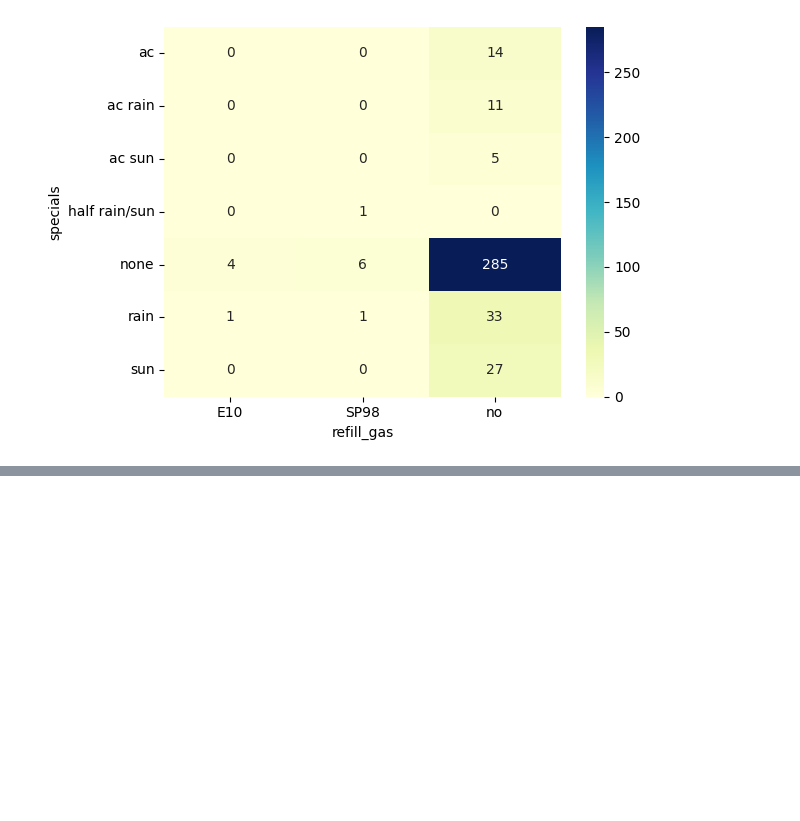
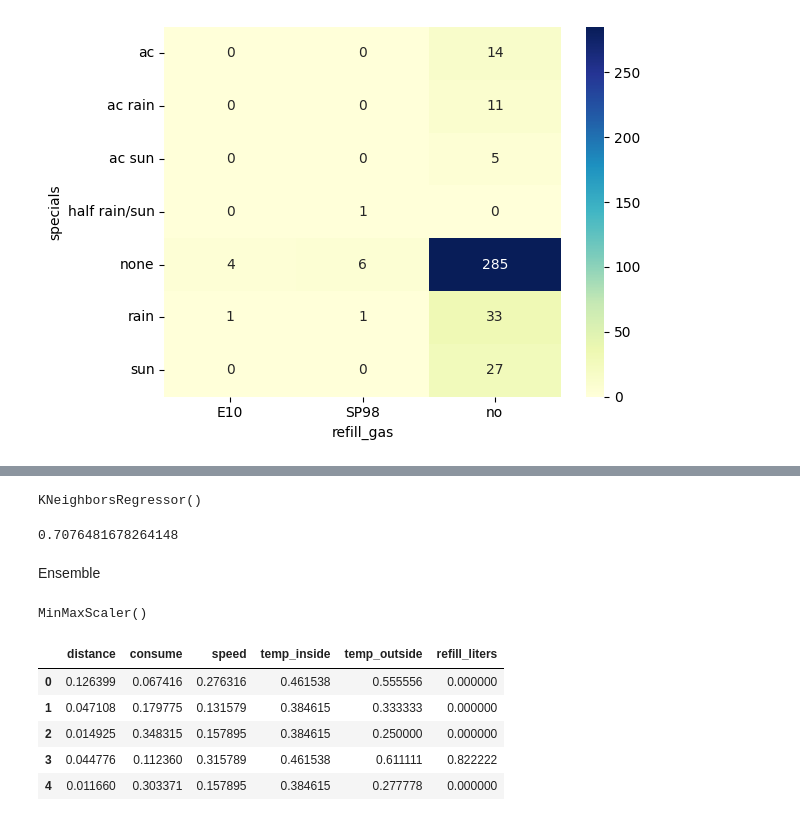
Before and after one commit to DmanDSR/technical_challenge_DA, a Jupyter notebook: Main.ipynb, the cells around one changed output, grey strips where cells are left out. Drawn from its saved outputs; the diff is of its cells as text; code cells hidden in the pictures; blank space fills up the shorter version.

```diff
--- a/Main.ipynb
+++ b/Main.ipynb
@@ -1041,0 +1064,14 @@ sns.heatmap(ct_d_s_r, annot=True, cmap="YlGnBu", fmt="d")
+# %%
+knn = KNeighborsRegressor()
+# %%
+#your code here
+knn.fit(x_tr,y_tr)
+# %% [output]
+KNeighborsRegressor()
+# %%
+#your code here
+knn.score(x_t, y_t)
+# %% [output]
+0.7076481678264148
+# %% [markdown]
+Ensemble
@@ -1041,0 +1085,20 @@ sns.heatmap(ct_d_s_r, annot=True, cmap="YlGnBu", fmt="d")
+# %%
+normalizer = MinMaxScaler()
+
+normalizer.fit(x_tr)
+# %% [output]
+MinMaxScaler()
+# %%
+x_tr_norm = normalizer.transform(x_tr)
+
+x_t_norm = normalizer.transform(x_t)
+# %%
+x_tr_norm = pd.DataFrame(x_tr_norm, columns=x_tr.columns)
+x_tr_norm.head()
+# %% [output]
+|  | distance | consume | speed | temp_inside | temp_outside | refill_liters |
+| 0 | 0.126399 | 0.067416 | 0.276316 | 0.461538 | 0.555556 | 0.000000 |
+| 1 | 0.047108 | 0.179775 | 0.131579 | 0.384615 | 0.333333 | 0.000000 |
+| 2 | 0.014925 | 0.348315 | 0.157895 | 0.384615 | 0.250000 | 0.000000 |
+| 3 | 0.044776 | 0.112360 | 0.315789 | 0.461538 | 0.611111 | 0.822222 |
+| 4 | 0.011660 | 0.303371 | 0.157895 | 0.384615 | 0.277778 | 0.000000 |
```
Also changed, not shown: parts of 28 cells of this notebook.
